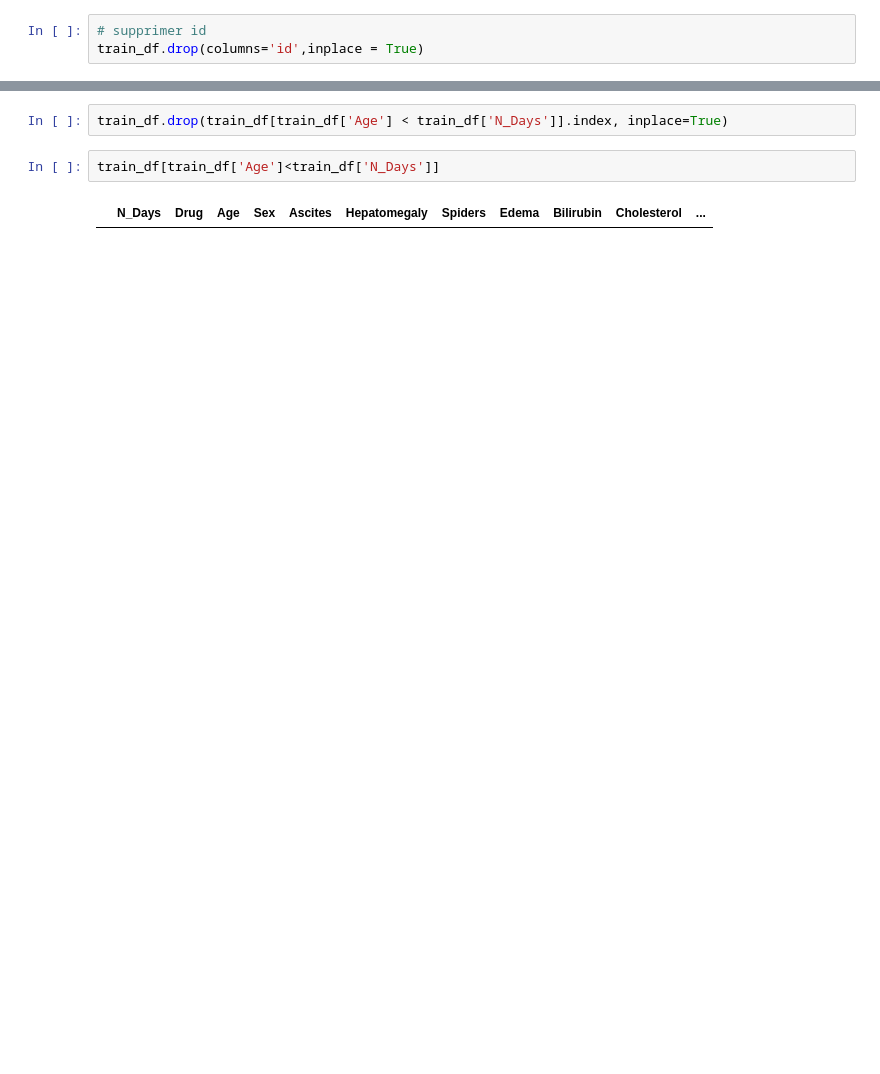
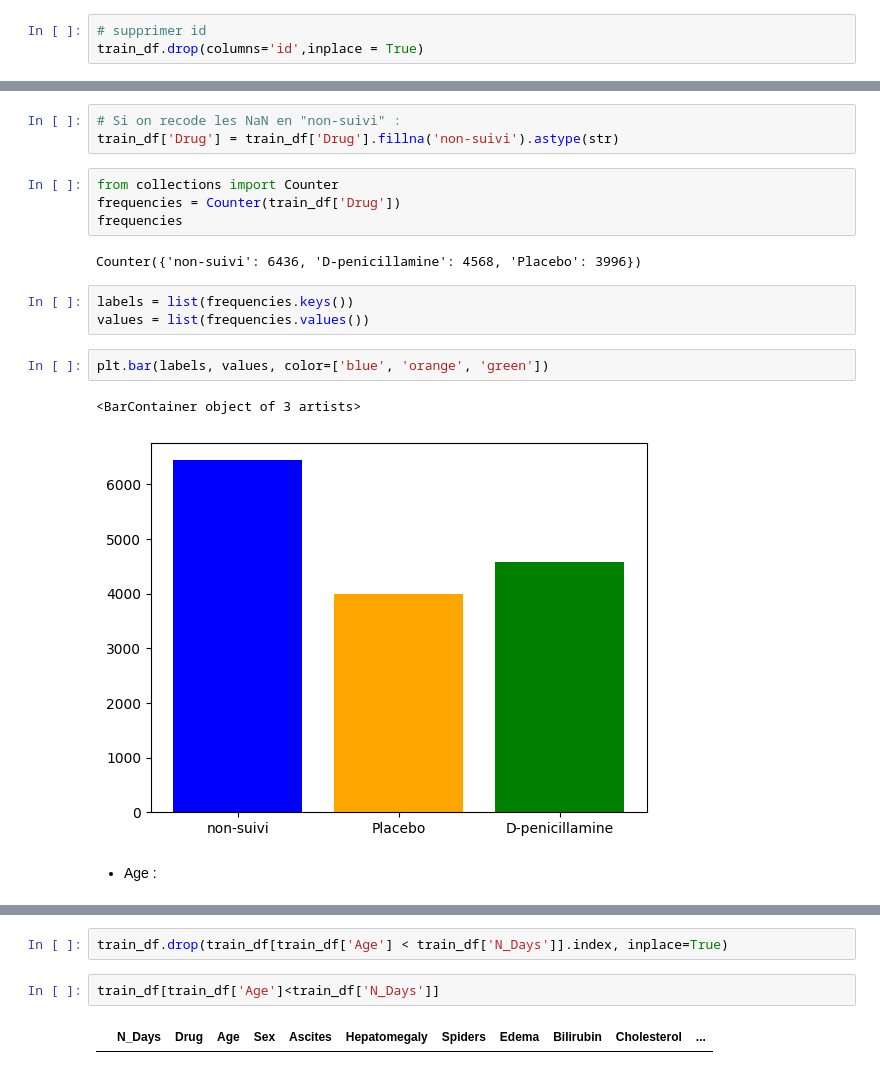
Before and after one commit to melaniedaddio/projet, a Jupyter notebook: projet.ipynb, the cells around one changed output, grey strips where cells are left out. Cells and saved outputs as stored; diff of their text form; blank space fills up the shorter version.

```diff
--- a/projet.ipynb
+++ b/projet.ipynb
@@ -100,0 +189,19 @@ train_df['Stage'] = train_df['Stage'].astype('int')
+# %%
+# Si on recode les NaN en "non-suivi" :
+train_df['Drug'] = train_df['Drug'].fillna('non-suivi').astype(str)
+# %%
+from collections import Counter
+frequencies = Counter(train_df['Drug'])
+frequencies
+# %% [output]
+Counter({'non-suivi': 6436, 'D-penicillamine': 4568, 'Placebo': 3996})
+# %%
+labels = list(frequencies.keys())
+values = list(frequencies.values())
+# %%
+plt.bar(labels, values, color=['blue', 'orange', 'green'])
+# %% [output]
+<BarContainer object of 3 artists>
+[figure, added]
+# %% [markdown]
+* Age :
```
Also changed, not shown: parts of 38 cells of this notebook.
